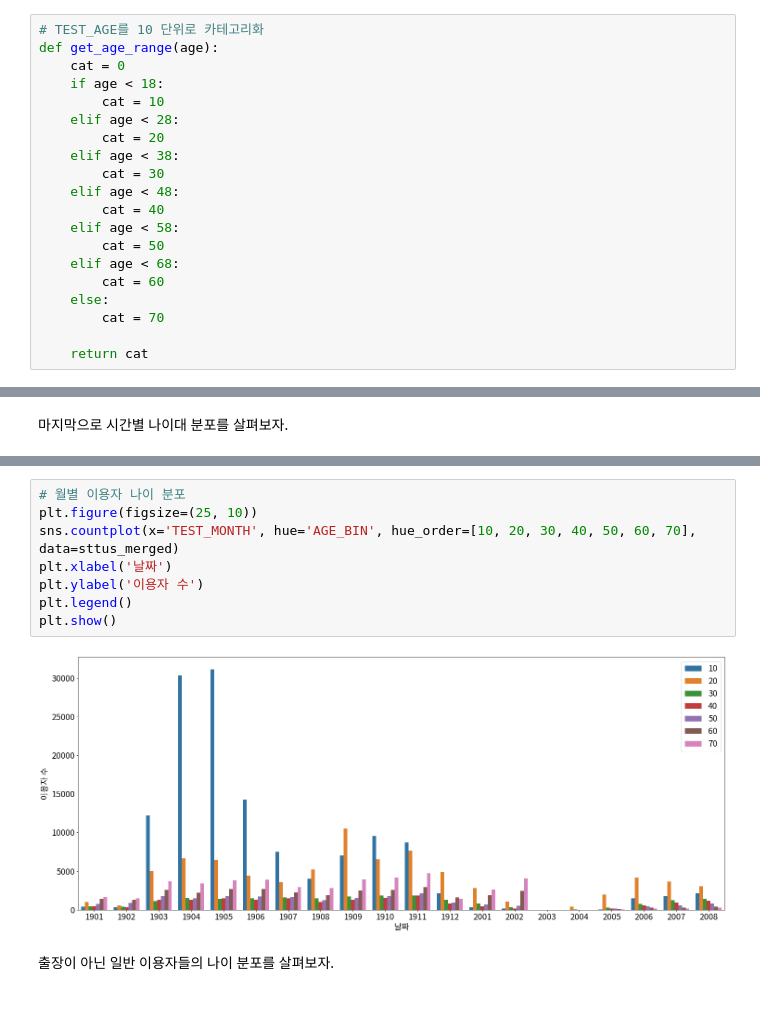
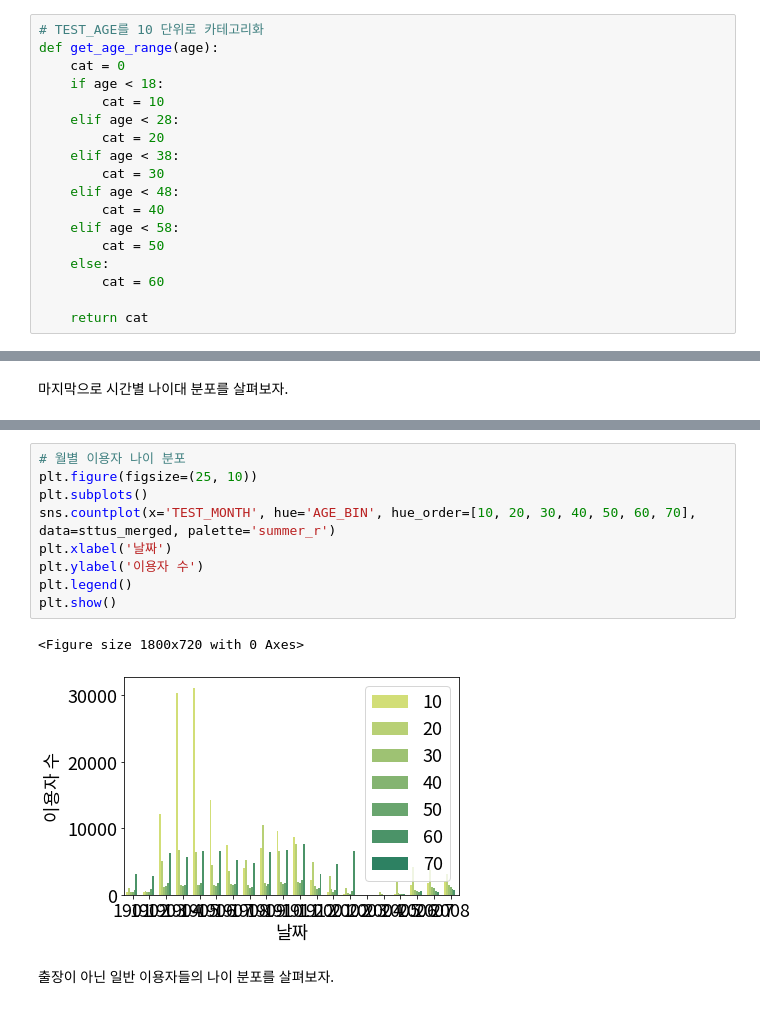
Before and after one commit to CoodingPenguin/data-contest-collection, a Jupyter notebook: sports-data-application-contest-2020/체력인증센터이용자현황.ipynb, the cells around one changed output, grey strips where cells are left out. Cells and saved outputs as stored; diff of their text form.

```diff
--- a/sports-data-application-contest-2020/체력인증센터이용자현황.ipynb
+++ b/sports-data-application-contest-2020/체력인증센터이용자현황.ipynb
@@ -635,10 +636,8 @@ def get_age_range(age):
         cat = 40
     elif age < 58:
         cat = 50
-    elif age < 68:
+    else:
         cat = 60
-    else:
-        cat = 70
 
     return cat
 # %%
@@ -802,13 +854,15 @@ plt.show()
 # %%
 # 월별 이용자 나이 분포
 plt.figure(figsize=(25, 10))
-sns.countplot(x='TEST_MONTH', hue='AGE_BIN', hue_order=[10, 20, 30, 40, 50, 60, 70], data=sttus_merged)
+plt.subplots()
+sns.countplot(x='TEST_MONTH', hue='AGE_BIN', hue_order=[10, 20, 30, 40, 50, 60, 70], data=sttus_merged, palette='summer_r')
 plt.xlabel('날짜')
 plt.ylabel('이용자 수')
 plt.legend()
 plt.show()
 # %% [output]
+<Figure size 1800x720 with 0 Axes>
-[figure, old version]
+[figure, new version]
 # %% [markdown]
 출장이 아닌 일반 이용자들의 나이 분포를 살펴보자.
 # %%
```
Also changed, not shown: parts of 62 cells of this notebook.
